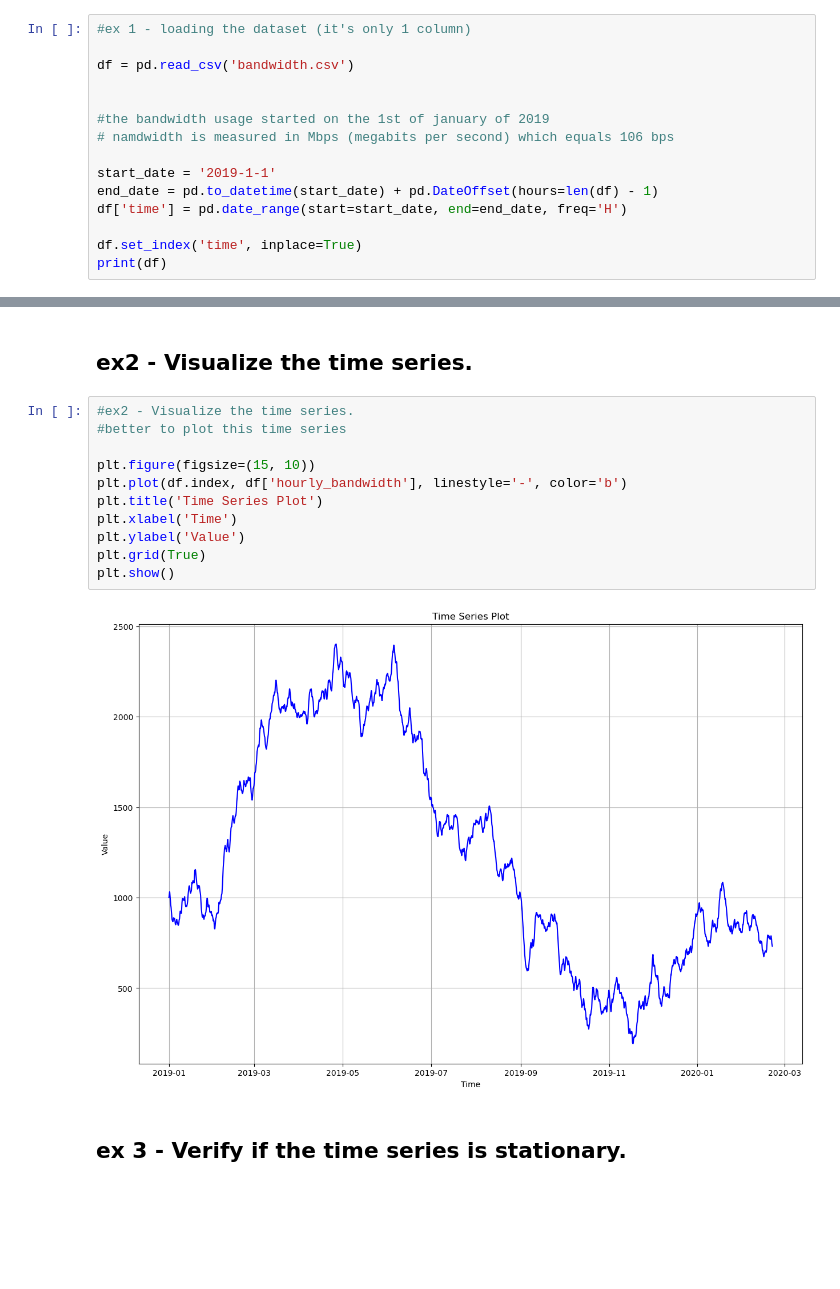
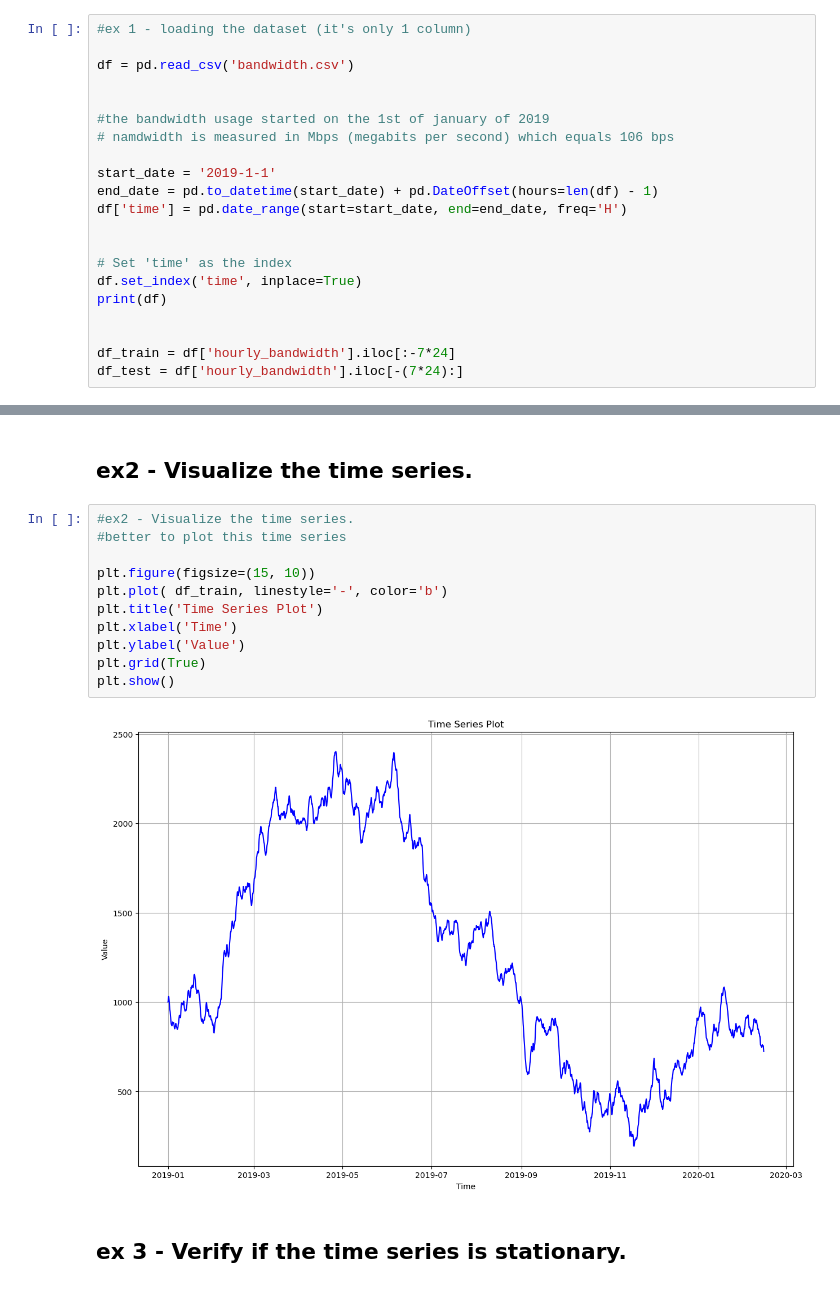
Before and after one commit to JoaoRFigueiredo/MEI-SIC, a Jupyter notebook: Ano1/MINDD/PL/Aula8/ficha_8.ipynb, the cells around one changed output, grey strips where cells are left out. Drawn from its saved outputs; the diff is of its cells as text; blank space fills up the shorter version.

```diff
--- a/Ano1/MINDD/PL/Aula8/ficha_8.ipynb
+++ b/Ano1/MINDD/PL/Aula8/ficha_8.ipynb
@@ -25,8 +26,14 @@ start_date = '2019-1-1'
 end_date = pd.to_datetime(start_date) + pd.DateOffset(hours=len(df) - 1)
 df['time'] = pd.date_range(start=start_date, end=end_date, freq='H')
 
+
+# Set 'time' as the index
 df.set_index('time', inplace=True)
 print(df)
+
+
+df_train = df['hourly_bandwidth'].iloc[:-7*24]
+df_test = df['hourly_bandwidth'].iloc[-(7*24):]
 # %% [output]
                      hourly_bandwidth
 time
@@ -48,16 +55,16 @@ time
 # %%
 #ex2 - Visualize the time series.
 #better to plot this time series
 
 plt.figure(figsize=(15, 10))
-plt.plot(df.index, df['hourly_bandwidth'], linestyle='-', color='b')
+plt.plot( df_train, linestyle='-', color='b')
 plt.title('Time Series Plot')
 plt.xlabel('Time')
 plt.ylabel('Value')
 plt.grid(True)
 plt.show()
 # %% [output]
-[figure, old version]
+[figure, new version]
 # %% [markdown]
 ## ex 3 - Verify if the time series is stationary.
 # %%
```
Also changed, not shown: parts of 11 cells of this notebook, 7 other files.
